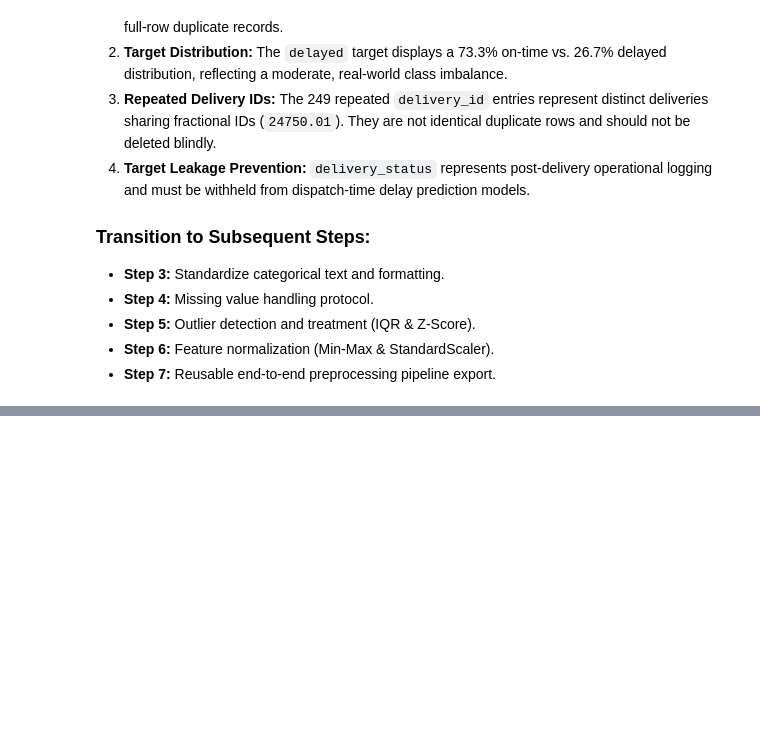
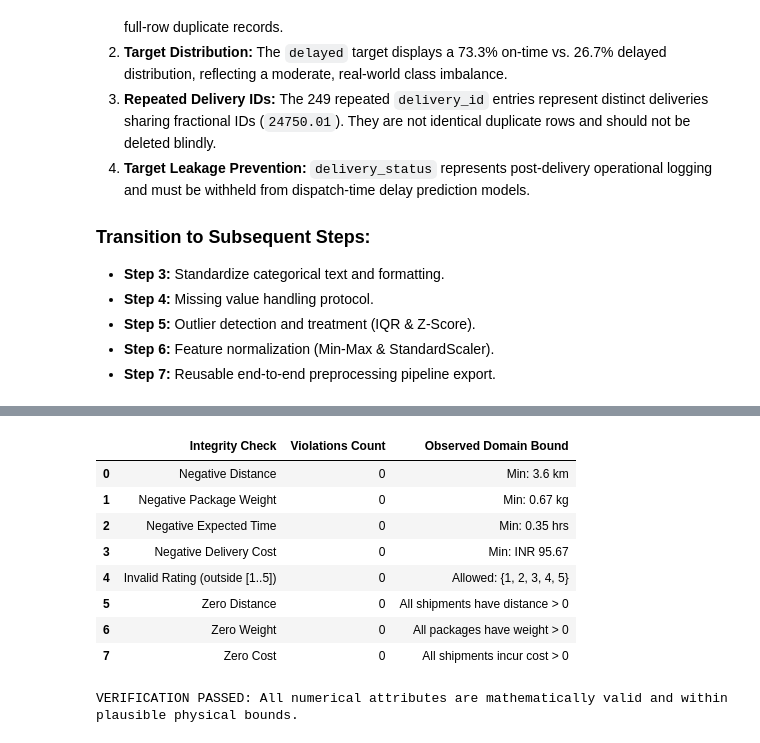
Before and after one commit to madhavanj8148/Logistics-Data-Analytics, a Jupyter notebook: notebooks/Week2_Data_Preprocessing.ipynb, the cells around one changed output, grey strips where cells are left out. Cells and saved outputs as stored; diff of their text form; code cells hidden in the pictures; blank space fills up the shorter version.

```diff
--- a/notebooks/Week2_Data_Preprocessing.ipynb
+++ b/notebooks/Week2_Data_Preprocessing.ipynb
@@ -458,0 +592,29 @@ This exploratory preprocessing notebook has established a verified, empirical pr
+# %%
+# 3.4 Invalid Value Checking & Domain Bounds
+bounds_checks = [
+    ("Negative Distance", (df_cleaned['distance_km'] < 0).sum(), "Min: 3.6 km"),
+    ("Negative Package Weight", (df_cleaned['package_weight_kg'] < 0).sum(), "Min: 0.67 kg"),
+    ("Negative Expected Time", (df_cleaned['expected_time_hours'] < 0).sum(), "Min: 0.35 hrs"),
+    ("Negative Delivery Cost", (df_cleaned['delivery_cost'] < 0).sum(), "Min: INR 95.67"),
+    ("Invalid Rating (outside [1..5])", (~df_cleaned['delivery_rating'].isin([1, 2, 3, 4, 5])).sum(), "Allowed: {1, 2, 3, 4, 5}"),
+    ("Zero Distance", (df_cleaned['distance_km'] == 0).sum(), "All shipments have distance > 0"),
+    ("Zero Weight", (df_cleaned['package_weight_kg'] == 0).sum(), "All packages have weight > 0"),
+    ("Zero Cost", (df_cleaned['delivery_cost'] == 0).sum(), "All shipments incur cost > 0")
+]
+
+bounds_df = pd.DataFrame(bounds_checks, columns=["Integrity Check", "Violations Count", "Observed Domain Bound"])
+display(bounds_df)
+
+assert bounds_df['Violations Count'].sum() == 0, "Domain boundary violations detected!"
+print("VERIFICATION PASSED: All numerical attributes are mathematically valid and within plausible physical bounds.")
+# %% [output]
+|  | Integrity Check | Violations Count | Observed Domain Bound |
+| 0 | Negative Distance | 0 | Min: 3.6 km |
+| 1 | Negative Package Weight | 0 | Min: 0.67 kg |
+| 2 | Negative Expected Time | 0 | Min: 0.35 hrs |
+| 3 | Negative Delivery Cost | 0 | Min: INR 95.67 |
+| 4 | Invalid Rating (outside [1..5]) | 0 | Allowed: {1, 2, 3, 4, 5} |
+| 5 | Zero Distance | 0 | All shipments have distance > 0 |
+| 6 | Zero Weight | 0 | All packages have weight > 0 |
+| 7 | Zero Cost | 0 | All shipments incur cost > 0 |
+VERIFICATION PASSED: All numerical attributes are mathematically valid and within plausible physical bounds.
```
Also changed, not shown: parts of 15 cells of this notebook, 5 other files.
